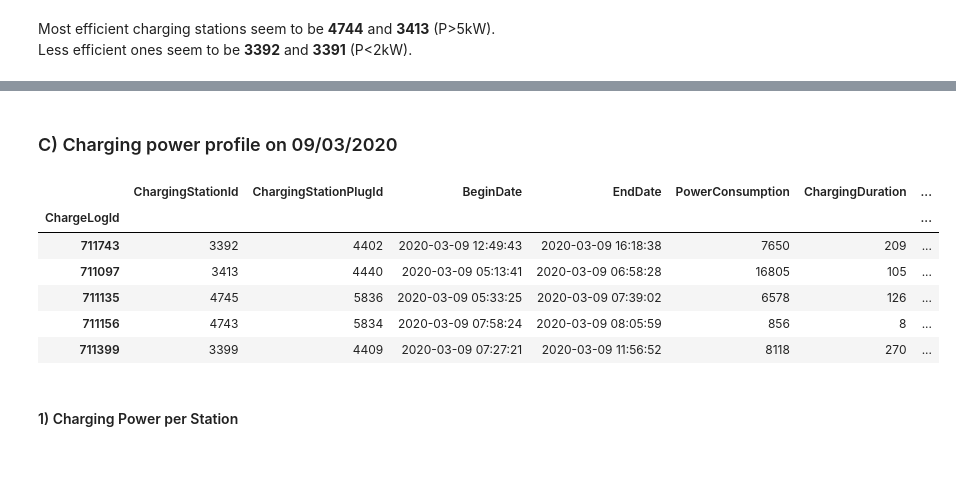
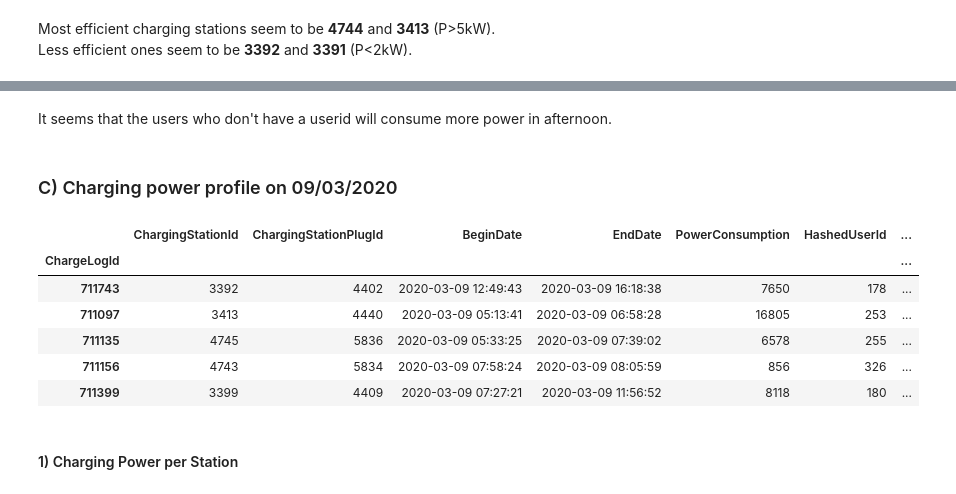
Before and after one commit to AdrienLegrain/CS_greenMotion, a Jupyter notebook: CS_greenMotion.ipynb, the cells around one changed output, grey strips where cells are left out. Saved outputs shown, nothing was run; the diff lists cells and outputs as text; code cells hidden in the pictures; blank space fills up the shorter version.

```diff
--- a/CS_greenMotion.ipynb
+++ b/CS_greenMotion.ipynb
@@ -44,6 +38,7 @@ Computing charging duration and power:
 delta_vect = cs_dataframe.apply(lambda x : nb_minutes(x.EndDate, x.BeginDate), axis=1) #compute minutes of charge
 cs_dataframe["ChargingDuration"] = delta_vect
 cs_dataframe["Power"] = cs_dataframe["PowerConsumption"] / cs_dataframe["ChargingDuration"] * 60 # compute power
-cs_df = cs_dataframe.drop('HashedUserId', axis=1)
+#cs_df = cs_dataframe.drop('HashedUserId', axis=1)
+cs_df = cs_dataframe
 cs_df.head()
 # %% [output]
@@ -57,5 +52,14 @@ cs_df.head()
 # %% [markdown]
 Let's remove unrealistic charging powers:
+# %%
+Userlst = list(cs_df['HashedUserId'].unique())
+Userlst.remove('empty')                # get all user_id except for NULL
+User_num = range(1, len(Userlst)+1)
+# %%
+User_collect = dict(zip(Userlst, User_num))
+User_collect['empty'] = 0           # give each user_id one numer which is easierly read than Hash value
+# %%
+cs_df['HashedUserId'] = cs_df['HashedUserId'].apply(lambda x: User_collect[x])
 # %%
 cs_df_clean = cs_df[cs_df.Power < 30000] # removing outliers (P>30kW...)
 # %% [markdown]
@@ -101,18 +144,20 @@ Less efficient ones seem to be **3392** and **3391** (P<2kW).
+# %% [markdown]
+It seems that the users who don't have a userid will consume more power in afternoon.
 # %% [markdown]
 ### C) Charging power profile on 09/03/2020
 # %%
 #focusing data on 09/03/2020
-df_2020_begin = cs_df_clean[cs_df_clean.BeginDate.dt.date == date(2020, 3, 9)]
-df_2020 = df_2020_begin[df_2020_begin.EndDate.dt.date == date(2020, 3, 9)]
-df_2020.head()
+df_20_03_09_begin = cs_df_clean[cs_df_clean.BeginDate.dt.date == date(2020, 3, 9)]
+df_20_03_09 = df_20_03_09_begin[df_20_03_09_begin.EndDate.dt.date == date(2020, 3, 9)]
+df_20_03_09.head()
 # %% [output]
-|  | ChargingStationId | ChargingStationPlugId | BeginDate | EndDate | PowerConsumption | ChargingDuration | ... |
+|  | ChargingStationId | ChargingStationPlugId | BeginDate | EndDate | PowerConsumption | HashedUserId | ... |
 | ChargeLogId |  |  |  |  |  |  | ... |
-| 711743 | 3392 | 4402 | 2020-03-09 12:49:43 | 2020-03-09 16:18:38 | 7650 | 209 | ... |
-| 711097 | 3413 | 4440 | 2020-03-09 05:13:41 | 2020-03-09 06:58:28 | 16805 | 105 | ... |
-| 711135 | 4745 | 5836 | 2020-03-09 05:33:25 | 2020-03-09 07:39:02 | 6578 | 126 | ... |
-| 711156 | 4743 | 5834 | 2020-03-09 07:58:24 | 2020-03-09 08:05:59 | 856 | 8 | ... |
-| 711399 | 3399 | 4409 | 2020-03-09 07:27:21 | 2020-03-09 11:56:52 | 8118 | 270 | ... |
+| 711743 | 3392 | 4402 | 2020-03-09 12:49:43 | 2020-03-09 16:18:38 | 7650 | 178 | ... |
+| 711097 | 3413 | 4440 | 2020-03-09 05:13:41 | 2020-03-09 06:58:28 | 16805 | 253 | ... |
+| 711135 | 4745 | 5836 | 2020-03-09 05:33:25 | 2020-03-09 07:39:02 | 6578 | 255 | ... |
+| 711156 | 4743 | 5834 | 2020-03-09 07:58:24 | 2020-03-09 08:05:59 | 856 | 326 | ... |
+| 711399 | 3399 | 4409 | 2020-03-09 07:27:21 | 2020-03-09 11:56:52 | 8118 | 180 | ... |
 # %% [markdown]
 #### 1) Charging Power per Station
 # %%
```
Also changed, not shown: parts of 15 cells of this notebook.
